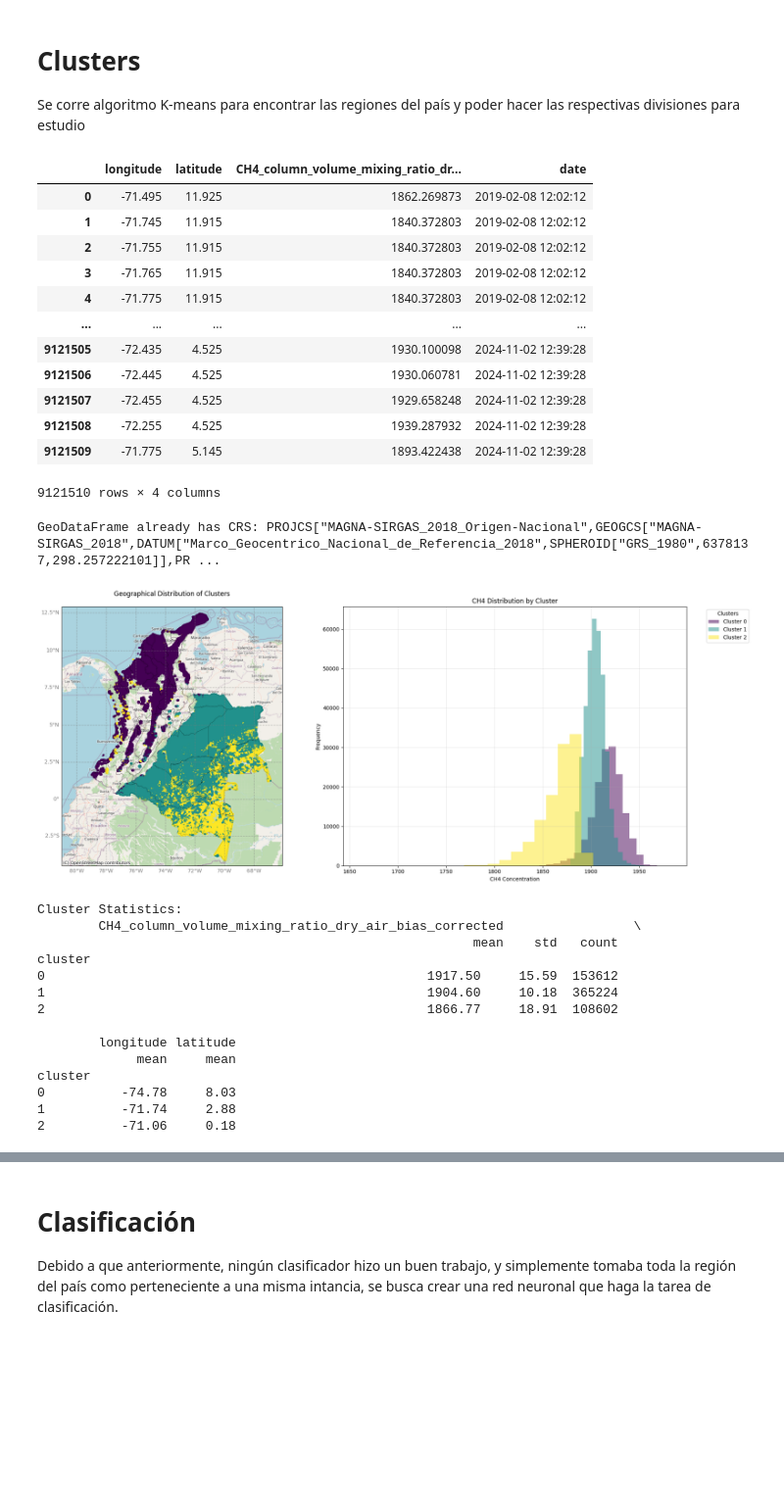
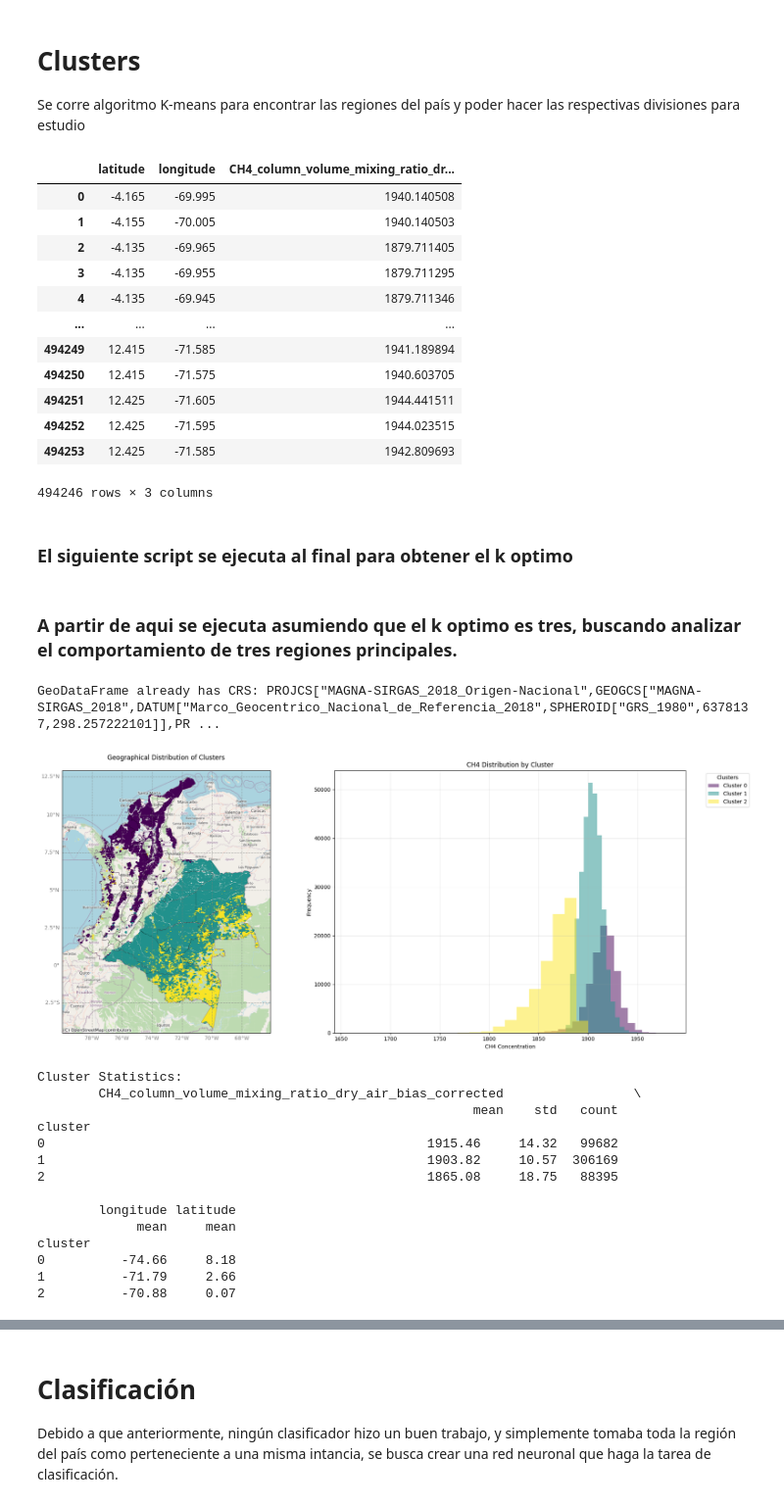
Before and after one commit to HIDES-Co/colombian_case_methane_analysis-, a Jupyter notebook: data_analysis/clusters.ipynb, the cells around one changed output, grey strips where cells are left out. Shown at 98% size. Saved outputs shown, nothing was run; the diff lists cells and outputs as text; code cells hidden in the pictures; blank space fills up the shorter version.

Commit message:
the cluster and clasification module and the times series module

```diff
--- a/data_analysis/clusters.ipynb
+++ b/data_analysis/clusters.ipynb
@@ -38,31 +38,36 @@ from sklearn.preprocessing import StandardScaler
 # %%
 # Reading all sat condulted data
 
-r = pd.read_csv(r'colombia_result_corrected.csv', usecols=(1,2,4,5),delimiter=',') # se carga el archivo .csv
+r = pd.read_csv(r'colombia_prom_filtered.csv', usecols=(2,3,5),delimiter=',') # se carga el archivo .csv
+r = r[r['longitude'] >= -80] # se elimina gorgona
 r
 # %% [output]
-|  | longitude | latitude | CH4_column_volume_mixing_ratio_dr... | date |
-| 0 | -71.495 | 11.925 | 1862.269873 | 2019-02-08 12:02:12 |
-| 1 | -71.745 | 11.915 | 1840.372803 | 2019-02-08 12:02:12 |
-| 2 | -71.755 | 11.915 | 1840.372803 | 2019-02-08 12:02:12 |
-| 3 | -71.765 | 11.915 | 1840.372803 | 2019-02-08 12:02:12 |
-| 4 | -71.775 | 11.915 | 1840.372803 | 2019-02-08 12:02:12 |
-| ... | ... | ... | ... | ... |
-| 9121505 | -72.435 | 4.525 | 1930.100098 | 2024-11-02 12:39:28 |
-| 9121506 | -72.445 | 4.525 | 1930.060781 | 2024-11-02 12:39:28 |
-| 9121507 | -72.455 | 4.525 | 1929.658248 | 2024-11-02 12:39:28 |
-| 9121508 | -72.255 | 4.525 | 1939.287932 | 2024-11-02 12:39:28 |
-| 9121509 | -71.775 | 5.145 | 1893.422438 | 2024-11-02 12:39:28 |
+|  | latitude | longitude | CH4_column_volume_mixing_ratio_dr... |
+| 0 | -4.165 | -69.995 | 1940.140508 |
+| 1 | -4.155 | -70.005 | 1940.140503 |
+| 2 | -4.135 | -69.965 | 1879.711405 |
+| 3 | -4.135 | -69.955 | 1879.711295 |
+| 4 | -4.135 | -69.945 | 1879.711346 |
+| ... | ... | ... | ... |
+| 494249 | 12.415 | -71.585 | 1941.189894 |
+| 494250 | 12.415 | -71.575 | 1940.603705 |
+| 494251 | 12.425 | -71.605 | 1944.441511 |
+| 494252 | 12.425 | -71.595 | 1944.023515 |
+| 494253 | 12.425 | -71.585 | 1942.809693 |
-9121510 rows × 4 columns
+494246 rows × 3 columns
 # %%
-r['date']=pd.to_datetime(r['date'])
-r = r.groupby(['longitude','latitude']).mean(['CH4_column_volume_mixing_ratio_dry_air_bias_corrected']).reset_index()
+# En caso de que no sean los datos corregidos:
+
+#r['date']=pd.to_datetime(r['date'])
+#r = r.groupby(['longitude','latitude']).mean(['CH4_column_volume_mixing_ratio_dry_air_bias_corrected']).reset_index()
 # %%
 X = r[['longitude', 'latitude', 'CH4_column_volume_mixing_ratio_dry_air_bias_corrected']].to_numpy()
 
 # Normalize the data
 scaler = StandardScaler()
 X_scaled = scaler.fit_transform(X)
+# %% [markdown]
+### El siguiente script se ejecuta al final para obtener el k optimo
 # %%
 # Find optimal number of clusters using elbow method
 inertias = []
@@ -93,10 +98,12 @@ plt.title('Silhouette Score for Optimal k')
 plt.tight_layout()
 plt.savefig('clusters_indicators.png', dpi=1200)
 plt.show()
+# %% [markdown]
+### A partir de aqui se ejecuta asumiendo que el k optimo es tres, buscando analizar el comportamiento de tres regiones principales.
 # %%
 # Fit final model with optimal k (let's say k=3 after analysis)
 optimal_k = 3  # Change this based on the elbow plot
-kmeans = KMeans(n_clusters=optimal_k, random_state=42, n_init=10)
+kmeans = KMeans(n_clusters=optimal_k, random_state=50, n_init=100)
 kmeans.fit(X_scaled)
 
 # Add labels to original dataframe
@@ -121,7 +128,7 @@ gs = GridSpec(1, 2, figure=fig)
 ax1 = fig.add_subplot(gs[0], projection=ccrs.epsg(3857))
 
 # Set map extent
-extent = [-81, -66.1, -4.5, 12.9]
+extent = [-80, -66.1, -4.5, 12.9]
 ax1.set_extent(extent, crs=ccrs.PlateCarree())
 
 # Create GeoDataFrame from your clusters data
@@ -159,7 +166,7 @@ scatter = ax1.scatter(
                         cmap='viridis',
                         alpha=0.6,
                         transform=ccrs.PlateCarree(),
-                        s=5  # Marker size, smaller values mean smaller circles
+                        s=0.05  # Marker size, smaller values mean smaller circles
                     )
 
 # Add basemap
@@ -216,46 +223,46 @@ ax2.set_title('CH4 Distribution by Cluster')
 
 for i in range(optimal_k):
     cluster_data = r[r['cluster'] == i]
     ax2.hist(cluster_data['CH4_column_volume_mixing_ratio_dry_air_bias_corrected'],
              alpha=0.5,
              label=f'Cluster {i}',
              color=colors[i],  # Match colors with map
              bins=20)  # Adjust number of bins
 
 # Add grid to histogram
 ax2.grid(True, alpha=0.3)
 
 # Customize histogram legend
 ax2.legend(title='Clusters',
           bbox_to_anchor=(1.05, 1),
           loc='upper left')
 
 # Adjust layout and save
 plt.tight_layout()
-plt.savefig('clusters.png', dpi=1200, bbox_inches='tight')
+plt.savefig('clusters_25.png', dpi=600, bbox_inches='tight')
 plt.show()
 
 # Print cluster statistics
 print("\nCluster Statistics:")
 print(r.groupby('cluster').agg({
     'CH4_column_volume_mixing_ratio_dry_air_bias_corrected': ['mean', 'std', 'count'],
     'longitude': 'mean',
     'latitude': 'mean'
 }).round(2))
 # %% [output]
 GeoDataFrame already has CRS: PROJCS["MAGNA-SIRGAS_2018_Origen-Nacional",GEOGCS["MAGNA-SIRGAS_2018",DATUM["Marco_Geocentrico_Nacional_de_Referencia_2018",SPHEROID["GRS_1980",6378137,298.257222101]],PR ...
-[figure, old version]
+[figure, new version]
 Cluster Statistics:
         CH4_column_volume_mixing_ratio_dry_air_bias_corrected                 \
                                                          mean    std   count
 cluster
-0                                                  1917.50     15.59  153612
-1                                                  1904.60     10.18  365224
-2                                                  1866.77     18.91  108602
+0                                                  1915.46     14.32   99682
+1                                                  1903.82     10.57  306169
+2                                                  1865.08     18.75   88395
 
         longitude latitude
              mean     mean
 cluster
-0          -74.78     8.03
-1          -71.74     2.88
-2          -71.06     0.18
+0          -74.66     8.18
+1          -71.79     2.66
+2          -70.88     0.07
```
Also changed, not shown: parts of 35 cells of this notebook, 7 other files.
